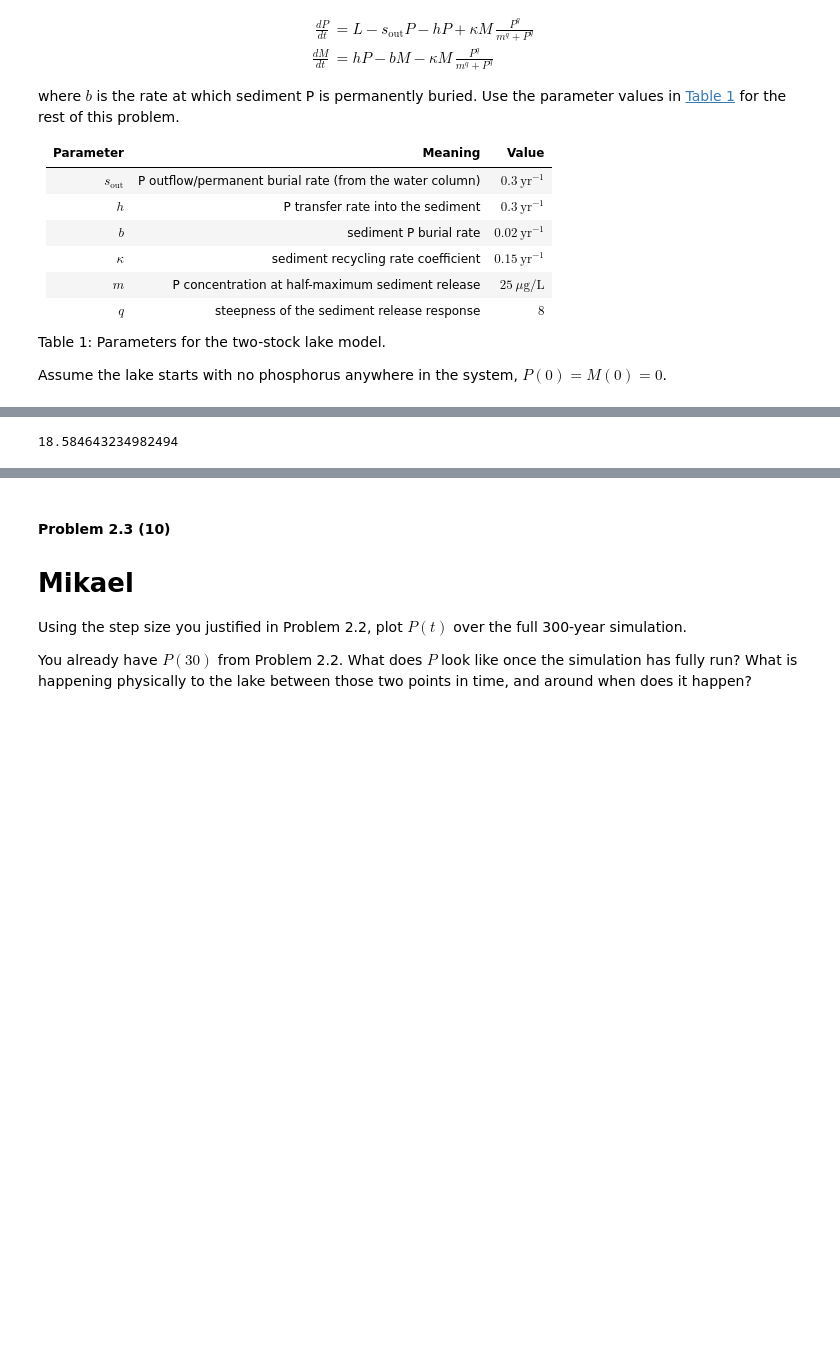
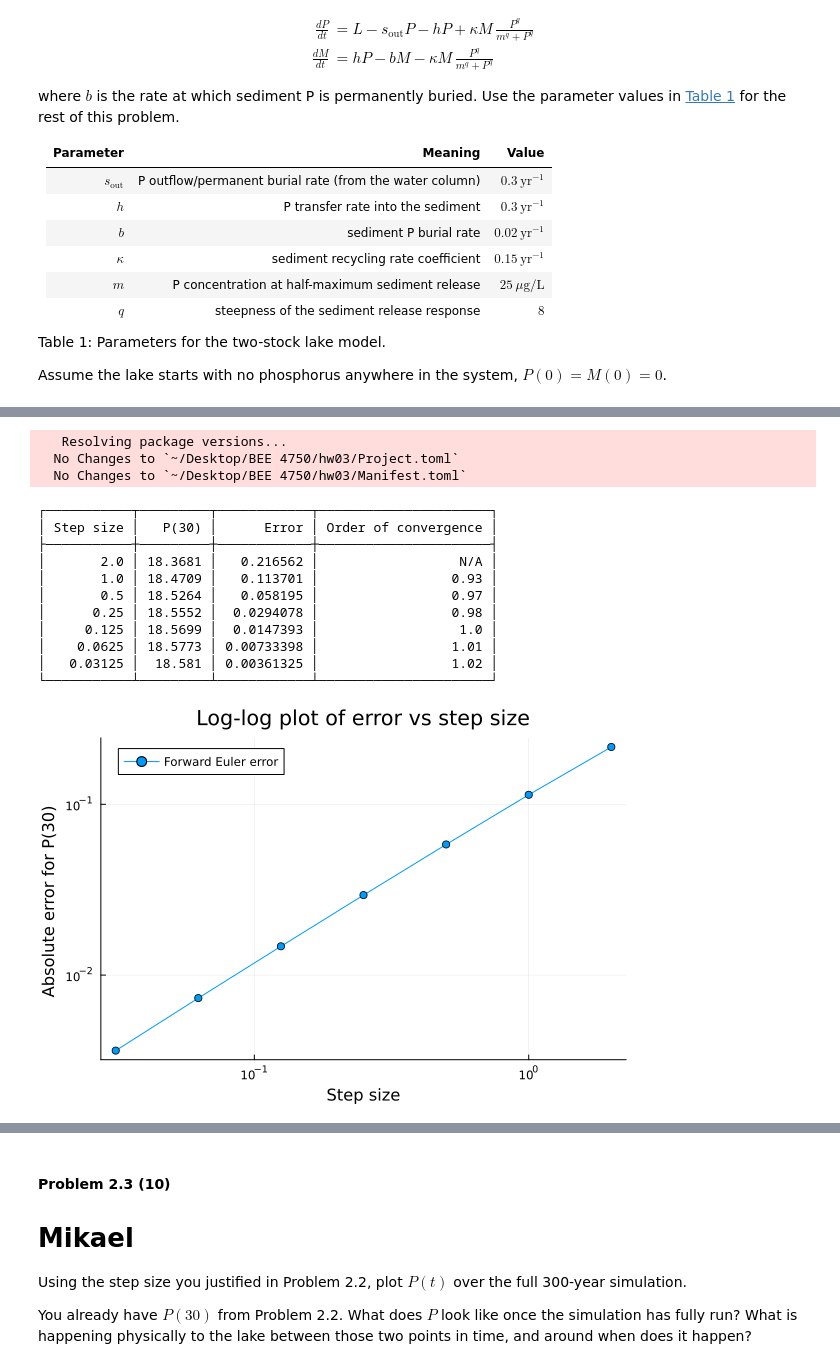
Before and after one commit to gchen8888/hw03, a Jupyter notebook: hw03.ipynb, the cells around one changed output, grey strips where cells are left out. Cells and saved outputs as stored; diff of their text form; code cells hidden in the pictures; blank space fills up the shorter version.

```diff
--- a/hw03.ipynb
+++ b/hw03.ipynb
@@ -244,31 +244,95 @@ function simulate_lake(loading, horizon, step)
   k = 0.15
   m = 25
   q = 8
   time = 0:step:horizon
   P0 = 0
   M0 = 0
 
   P_simulate = zeros(length(time)) # Array to store x number of results, x = length depneding on step size and end/horizon
   P = P0
   M = M0
 
   for i in 1:length(time)
     P_simulate[i] = P
     if i < length(time) # To continue reiterating until reaching the end point
       dP = loading - s_out*P - h*P + k*M*((P^q)/((m^q)+(P^q)))
       dM = h*P - b*M - k*M*((P^q)/((m^q)+(P^q)))
       P = P + step*dP
       M = M + step*dM
     end
   end
 
   return P_simulate
 
 end
 
 
 step_reference = 0.001          # 300,000 steps at T = 300; a few seconds
 P_reference = simulate_lake(10.0, 300.0, step_reference)
 P30_reference = P_reference[Int(30 / step_reference)]     # the entry at t = 30 yr
+loading = 10
+horizon = 300
+
+# Convergence study
+delta_t_s = [2, 1, 0.5, 0.25, 0.125, 0.0625, 0.03125]
+dt = zeros(length(delta_t_s))
+P30 = zeros(length(delta_t_s))
+errors = zeros(length(delta_t_s))
+
+orders = fill("N/A", length(delta_t_s)) # Intitial array to store empirical order of convergence
+
+for i in 1:length(delta_t_s)
+    dt[i] = delta_t_s[i]
+    P_result = simulate_lake(loading, horizon, dt[i])
+
+    idx_30 = Int(30 / dt[i])
+    P30[i] = P_result[idx_30]
+    errors[i] = abs(P30[i] - P30_reference)
+
+    # Compute empirical order of convergence
+    if i > 1 && errors[i-1] < 1e3 && errors[i] < 1e3
+        p = log2(errors[i-1] / errors[i])
+        orders[i] = string(round(p, digits=2))
+    end
+end
+
+
+
+
+# Build the table
+import Pkg; Pkg.add("PrettyTables")
+using PrettyTables
+
+
+pretty_table(
+    (Dt = dt, P30 = P30, AbsError = errors, Order = orders);
+    column_labels = ["Step size", "P(30)", "Error", "Order of convergence"] # your step sizes, the resulting , the error relative to your reference, and the empirical order of convergence
+)
+
+
+# Plot log log
+
+plot(dt, errors,
+    xaxis = :log10, yaxis = :log10,
+    marker = :circle,
+    label = "Forward Euler error",
+    xlabel = "Step size",
+    ylabel = "Absolute error for P(30) ",
+    title = "Log-log plot of error vs step size"
+)
 # %% [output]
-18.584643234982494
+   Resolving package versions...
+  No Changes to `~/Desktop/BEE 4750/hw03/Project.toml`
+  No Changes to `~/Desktop/BEE 4750/hw03/Manifest.toml`
+┌───────────┬─────────┬────────────┬──────────────────────┐
+│ Step size │   P(30) │      Error │ Order of convergence │
+├───────────┼─────────┼────────────┼──────────────────────┤
+│       2.0 │ 18.3681 │   0.216562 │                  N/A │
+│       1.0 │ 18.4709 │   0.113701 │                 0.93 │
+│       0.5 │ 18.5264 │   0.058195 │                 0.97 │
+│      0.25 │ 18.5552 │  0.0294078 │                 0.98 │
+│     0.125 │ 18.5699 │  0.0147393 │                  1.0 │
+│    0.0625 │ 18.5773 │ 0.00733398 │                 1.01 │
+│   0.03125 │  18.581 │ 0.00361325 │                 1.02 │
+└───────────┴─────────┴────────────┴──────────────────────┘
+[figure, added]
```
Also changed, not shown: parts of 3 cells of this notebook, 2 other files.
